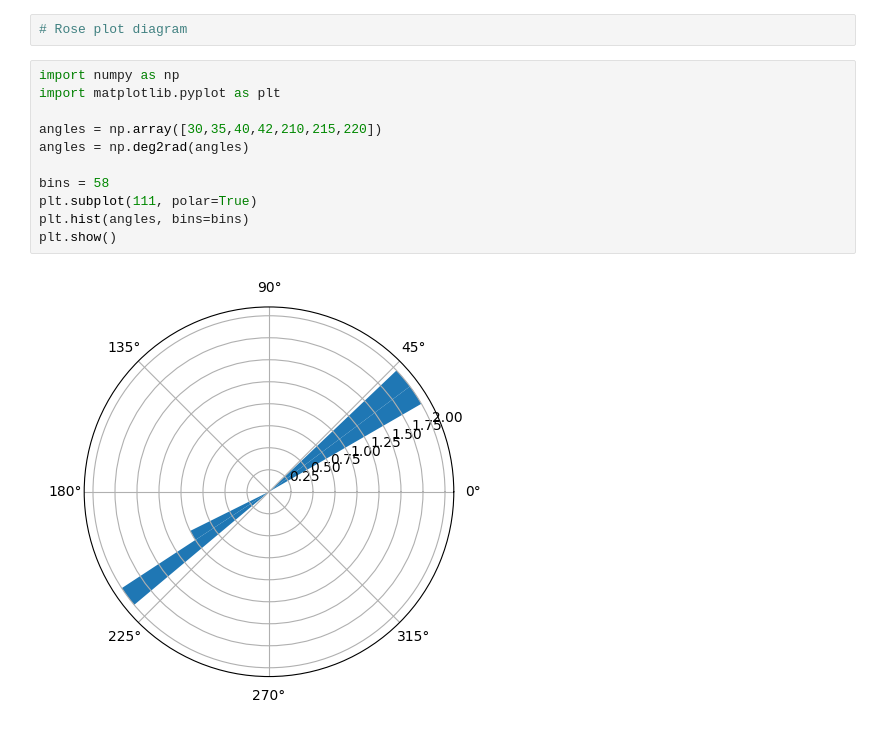
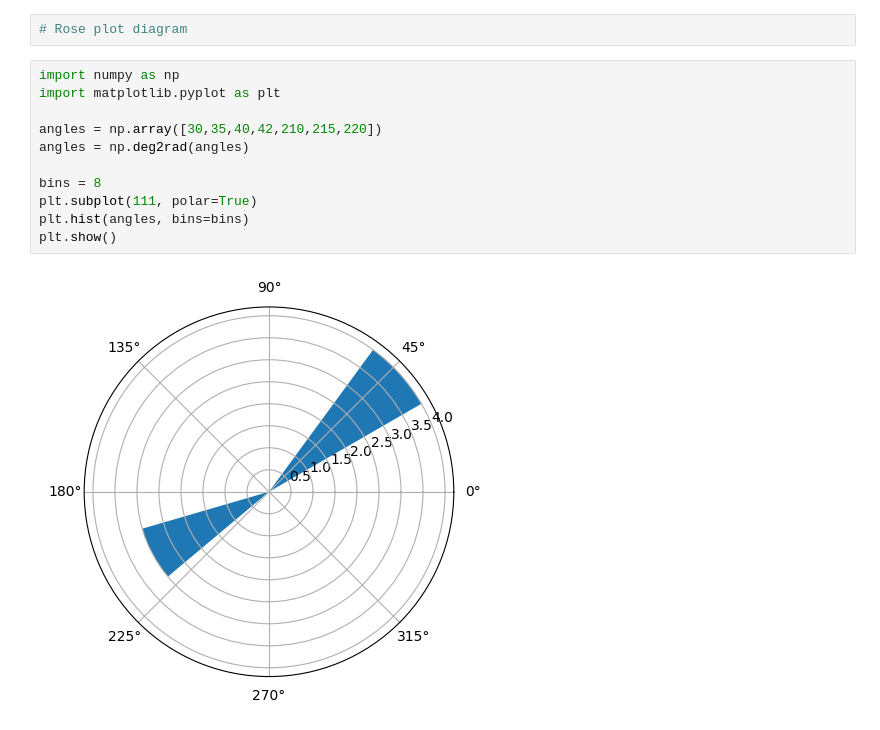
Before and after one commit to Ashraf-ISM/100-Days-of-Python-for-Oil-Gas-Subsurface-Analytics, a Jupyter notebook: notebooks/day-50/dlis.ipynb, the cells around one changed output. Saved outputs shown, nothing was run; the diff lists cells and outputs as text.

```diff
--- a/notebooks/day-50/dlis.ipynb
+++ b/notebooks/day-50/dlis.ipynb
@@ -429,13 +429,13 @@ It is a circular histogram used to show the frequency distribution of directiona
 # %%
 import numpy as np
 import matplotlib.pyplot as plt
 
 angles = np.array([30,35,40,42,210,215,220])
 angles = np.deg2rad(angles)
 
-bins = 58
+bins = 8
 plt.subplot(111, polar=True)
 plt.hist(angles, bins=bins)
 plt.show()
 # %% [output]
-[figure, old version]
+[figure, new version]
```
